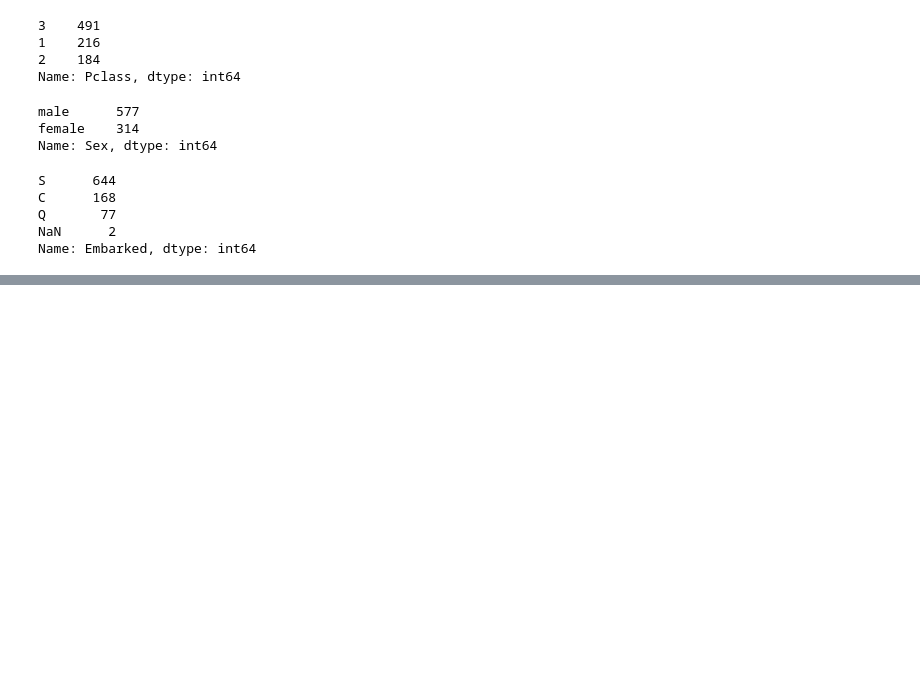
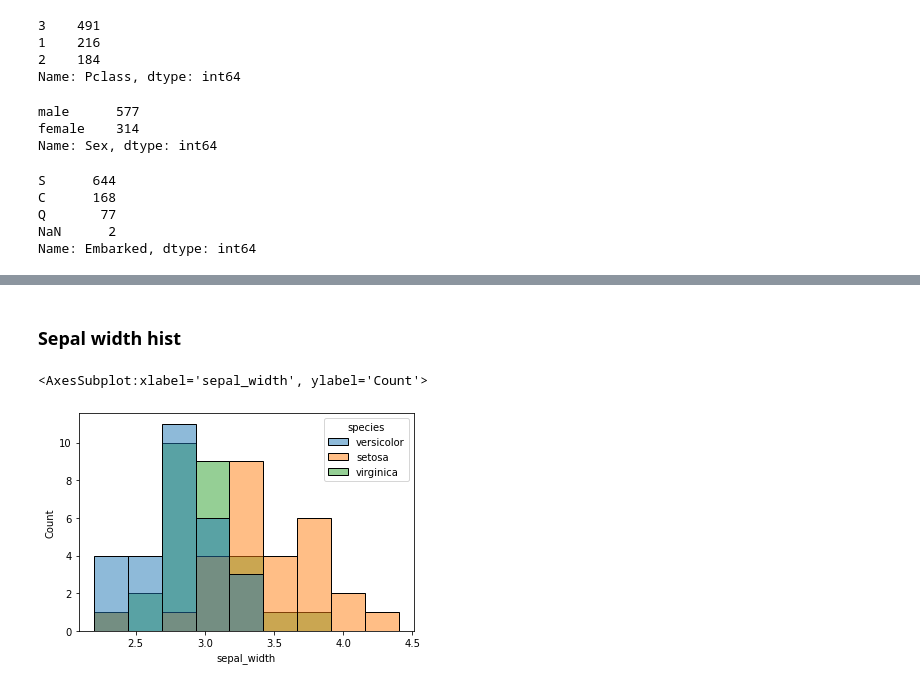
Before and after one commit to JeremyLagunas/classification_exercises, a Jupyter notebook: classification_exercises.ipynb, the cells around one changed output, grey strips where cells are left out. Drawn from its saved outputs; the diff is of its cells as text; code cells hidden in the pictures; blank space fills up the shorter version.

```diff
--- a/classification_exercises.ipynb
+++ b/classification_exercises.ipynb
@@ -547,0 +642,7 @@ def prep_telco(df):
+# %% [markdown]
+### Sepal width hist
+# %%
+sns.histplot(x = 'sepal_width', data = train, hue = 'species')
+# %% [output]
+<AxesSubplot:xlabel='sepal_width', ylabel='Count'>
+[figure, added]
```
Also changed, not shown: parts of 118 cells of this notebook.
